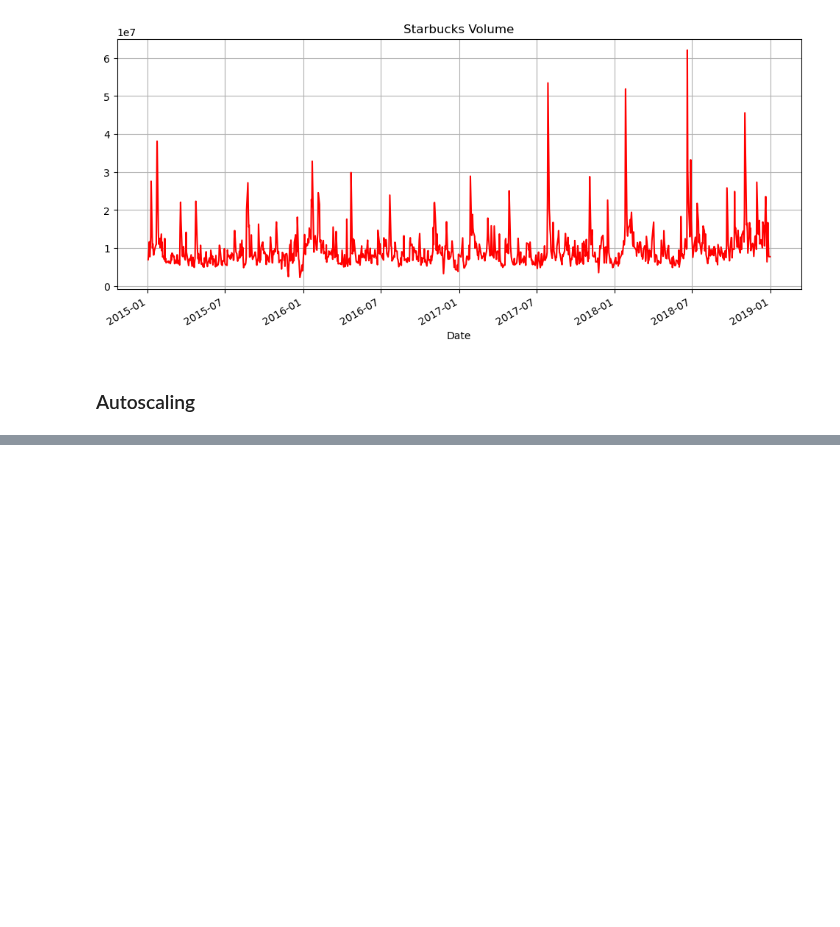
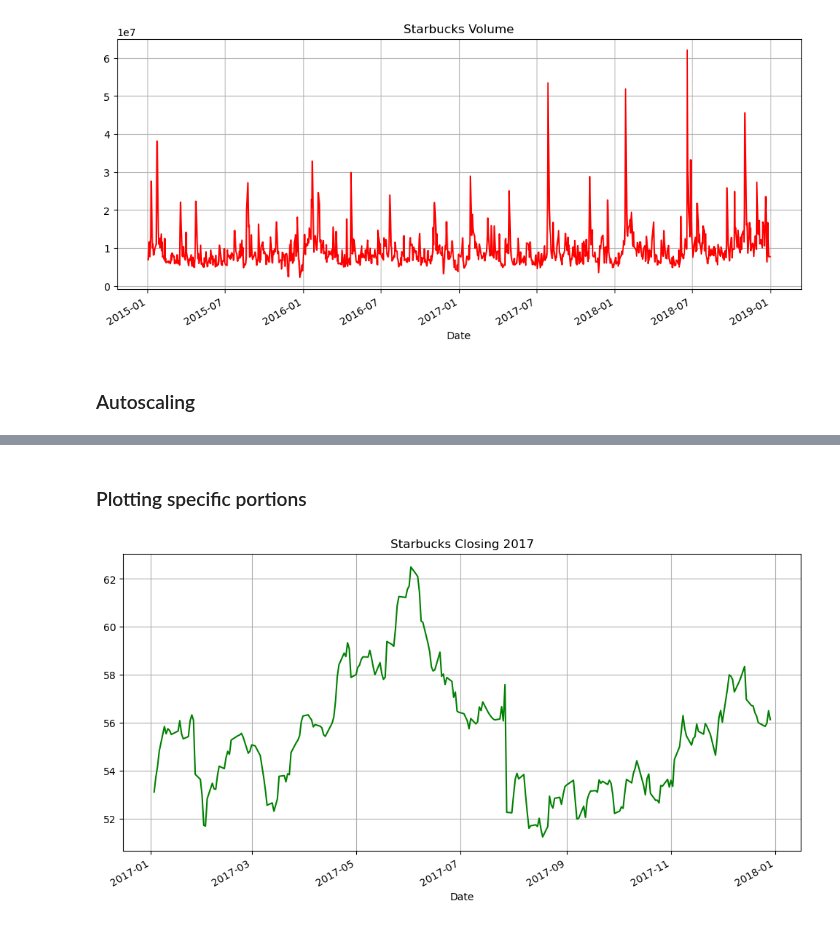
Before and after one commit to Shiska07/Data-Science-and-Machine-Learning, a Jupyter notebook: Time-Series-Analysis/Datetime Analysis.ipynb, the cells around one changed output, grey strips where cells are left out. Saved outputs shown, nothing was run; the diff lists cells and outputs as text; code cells hidden in the pictures; blank space fills up the shorter version.

```diff
--- a/Time-Series-Analysis/Datetime Analysis.ipynb
+++ b/Time-Series-Analysis/Datetime Analysis.ipynb
@@ -365,0 +366,6 @@ ax.set(xlabel = 'Date', ylabel = 'Vol')
+# %% [markdown]
+### Plotting specific portions
+# %%
+df['Close']['2017-01-01':'2017-12-31'].plot(figsize=(12,6), grid = True, color = 'green', title = 'Starbucks Closing 2017');
+# %% [output]
+[figure, added]
```
Also changed, not shown: parts of 3 cells of this notebook.
